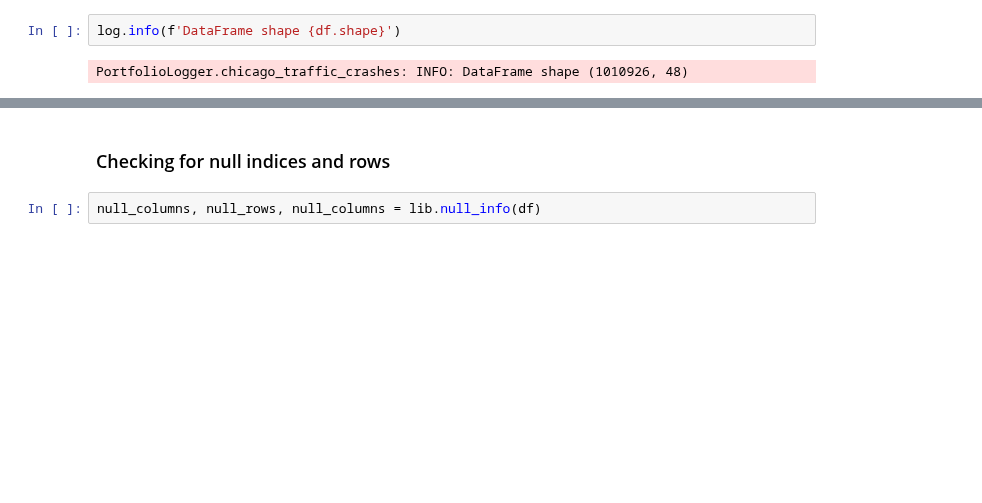
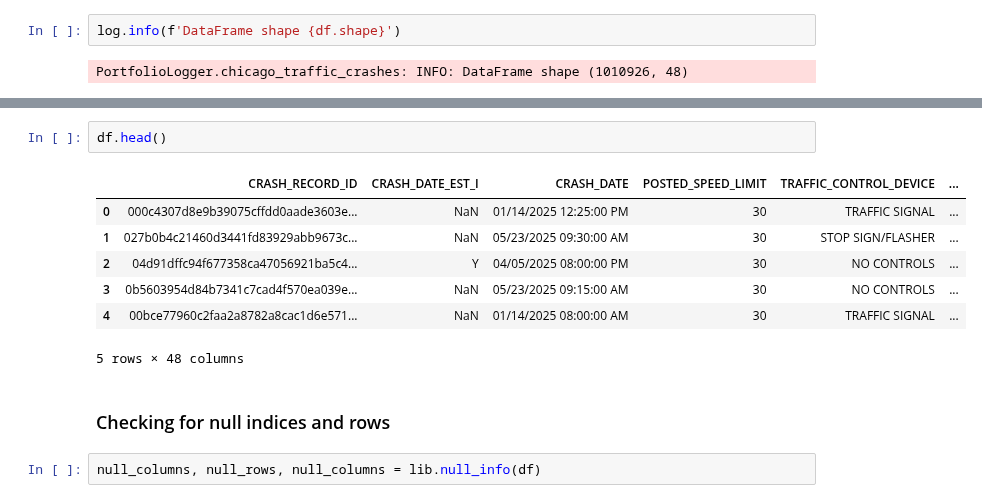
Before and after one commit to christophermagno/christophermagno, a Jupyter notebook: Projects/Chicago Traffic Accident Analysis/chicago_traffic_crashes.ipynb, the cells around one changed output, grey strips where cells are left out. Cells and saved outputs as stored; diff of their text form; blank space fills up the shorter version.

```diff
--- a/Projects/Chicago Traffic Accident Analysis/chicago_traffic_crashes.ipynb
+++ b/Projects/Chicago Traffic Accident Analysis/chicago_traffic_crashes.ipynb
@@ -28,3 +50,13 @@ PortfolioLogger.chicago_traffic_crashes: INFO: DataFrame shape (1010926, 48)
+# %%
+df.head()
+# %% [output]
+|  | CRASH_RECORD_ID | CRASH_DATE_EST_I | CRASH_DATE | POSTED_SPEED_LIMIT | TRAFFIC_CONTROL_DEVICE | ... |
+| 0 | 000c4307d8e9b39075cffdd0aade3603e... | NaN | 01/14/2025 12:25:00 PM | 30 | TRAFFIC SIGNAL | ... |
+| 1 | 027b0b4c21460d3441fd83929abb9673c... | NaN | 05/23/2025 09:30:00 AM | 30 | STOP SIGN/FLASHER | ... |
+| 2 | 04d91dffc94f677358ca47056921ba5c4... | Y | 04/05/2025 08:00:00 PM | 30 | NO CONTROLS | ... |
+| 3 | 0b5603954d84b7341c7cad4f570ea039e... | NaN | 05/23/2025 09:15:00 AM | 30 | NO CONTROLS | ... |
+| 4 | 00bce77960c2faa2a8782a8cac1d6e571... | NaN | 01/14/2025 08:00:00 AM | 30 | TRAFFIC SIGNAL | ... |
+5 rows × 48 columns
 # %% [markdown]
 ### Checking for null indices and rows
 # %%
```
Also changed, not shown: parts of 3 cells of this notebook, 8 other files.
